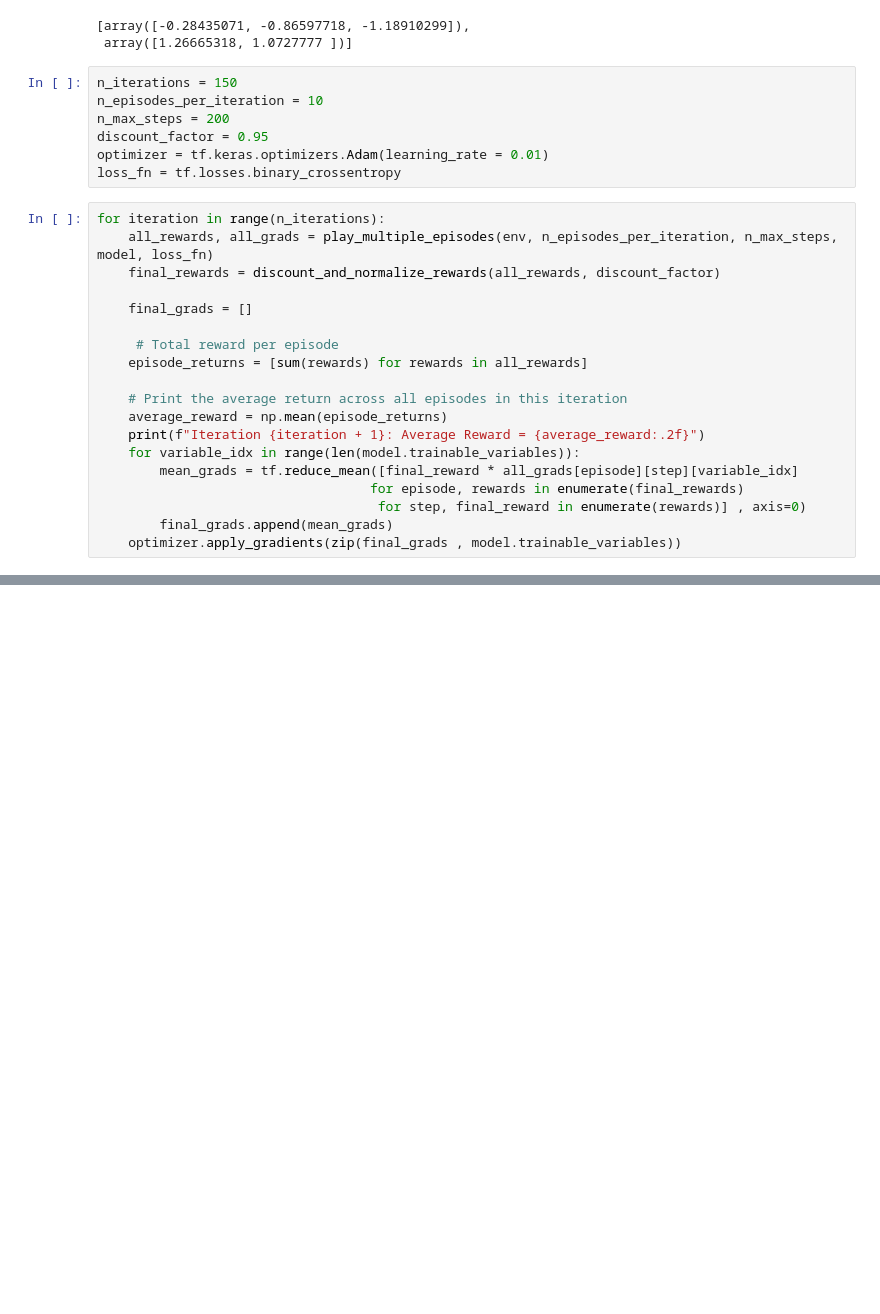
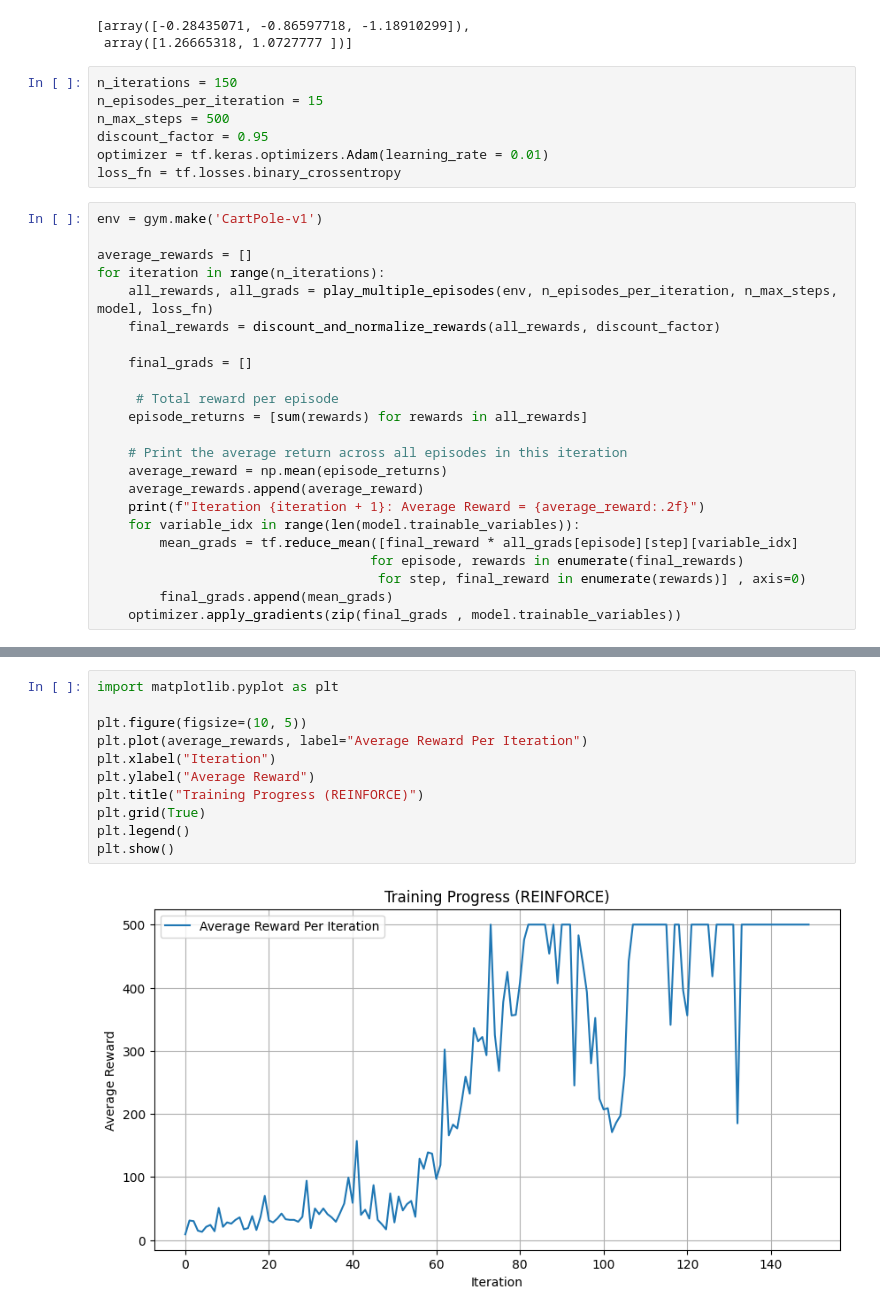
Before and after one commit to AbdulHafez-Alkrudi/Reinforcement-Learning-Projects, a Jupyter notebook: CartPole-PolicyGradient/notebook.ipynb, the cells around one changed output, grey strips where cells are left out. Saved outputs shown, nothing was run; the diff lists cells and outputs as text; blank space fills up the shorter version.

Commit message:
plotting the results of the model and adding some tests

```diff
--- a/CartPole-PolicyGradient/notebook.ipynb
+++ b/CartPole-PolicyGradient/notebook.ipynb
@@ -109,12 +109,15 @@ discount_and_normalize_rewards([[10, 0, -50], [10, 20]], discount_factor=0.8)
  array([1.26665318, 1.0727777 ])]
 # %%
 n_iterations = 150
-n_episodes_per_iteration = 10
-n_max_steps = 200
+n_episodes_per_iteration = 15
+n_max_steps = 500
 discount_factor = 0.95
 optimizer = tf.keras.optimizers.Adam(learning_rate = 0.01)
 loss_fn = tf.losses.binary_crossentropy
 # %%
+env = gym.make('CartPole-v1')
+
+average_rewards = []
 for iteration in range(n_iterations):
     all_rewards, all_grads = play_multiple_episodes(env, n_episodes_per_iteration, n_max_steps, model, loss_fn)
     final_rewards = discount_and_normalize_rewards(all_rewards, discount_factor)
@@ -126,6 +129,7 @@ for iteration in range(n_iterations):
 
     # Print the average return across all episodes in this iteration
     average_reward = np.mean(episode_returns)
+    average_rewards.append(average_reward)
     print(f"Iteration {iteration + 1}: Average Reward = {average_reward:.2f}")
     for variable_idx in range(len(model.trainable_variables)):
         mean_grads = tf.reduce_mean([final_reward * all_grads[episode][step][variable_idx]
@@ -181,0 +185,13 @@ ValueError: Invalid filepath extension for saving. Please add either a `.keras`
+# %%
+import matplotlib.pyplot as plt
+
+plt.figure(figsize=(10, 5))
+plt.plot(average_rewards, label="Average Reward Per Iteration")
+plt.xlabel("Iteration")
+plt.ylabel("Average Reward")
+plt.title("Training Progress (REINFORCE)")
+plt.grid(True)
+plt.legend()
+plt.show()
+# %% [output]
+[figure, added]
```
Also changed, not shown: parts of 9 cells of this notebook, 2 other files.
